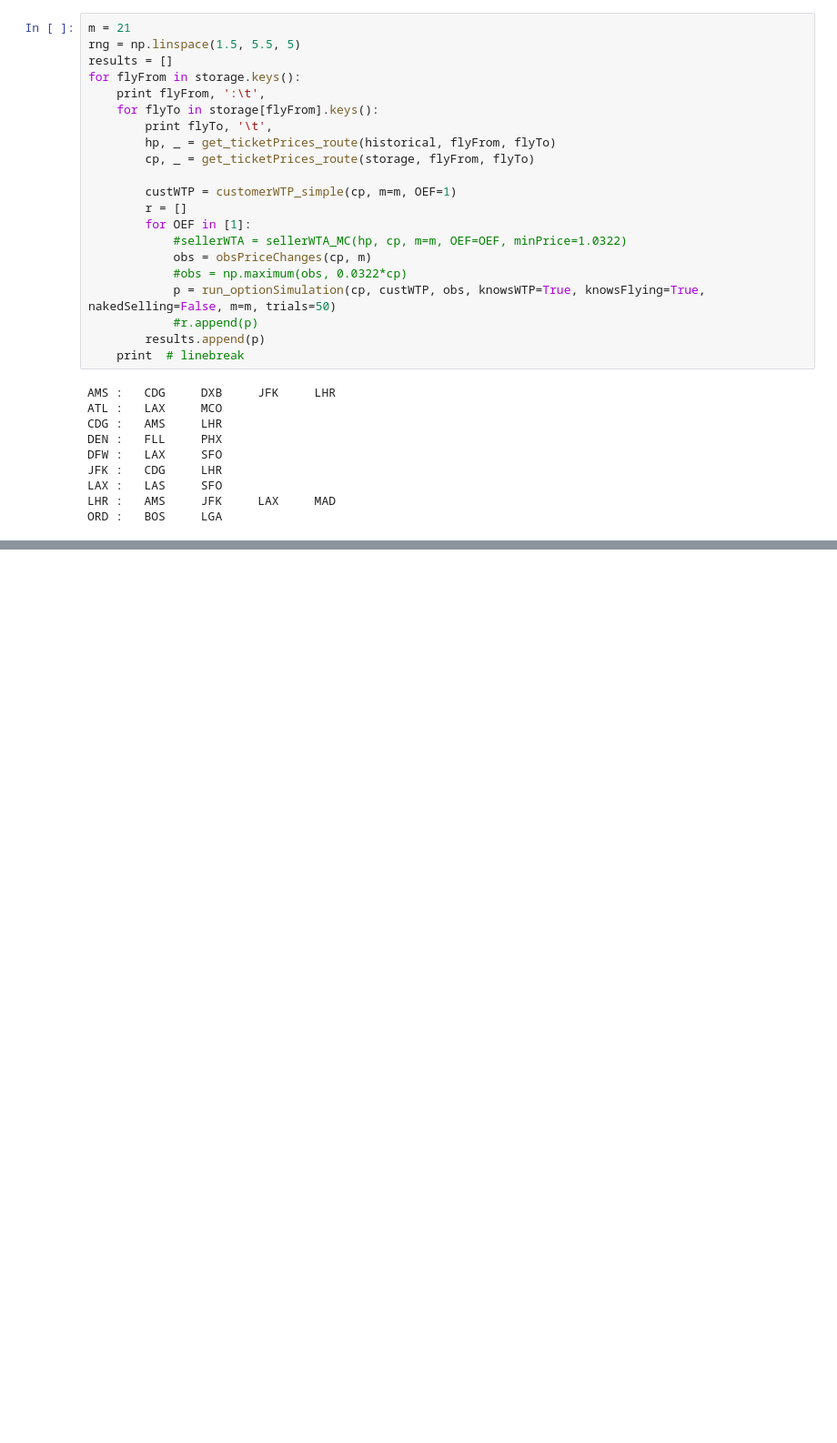
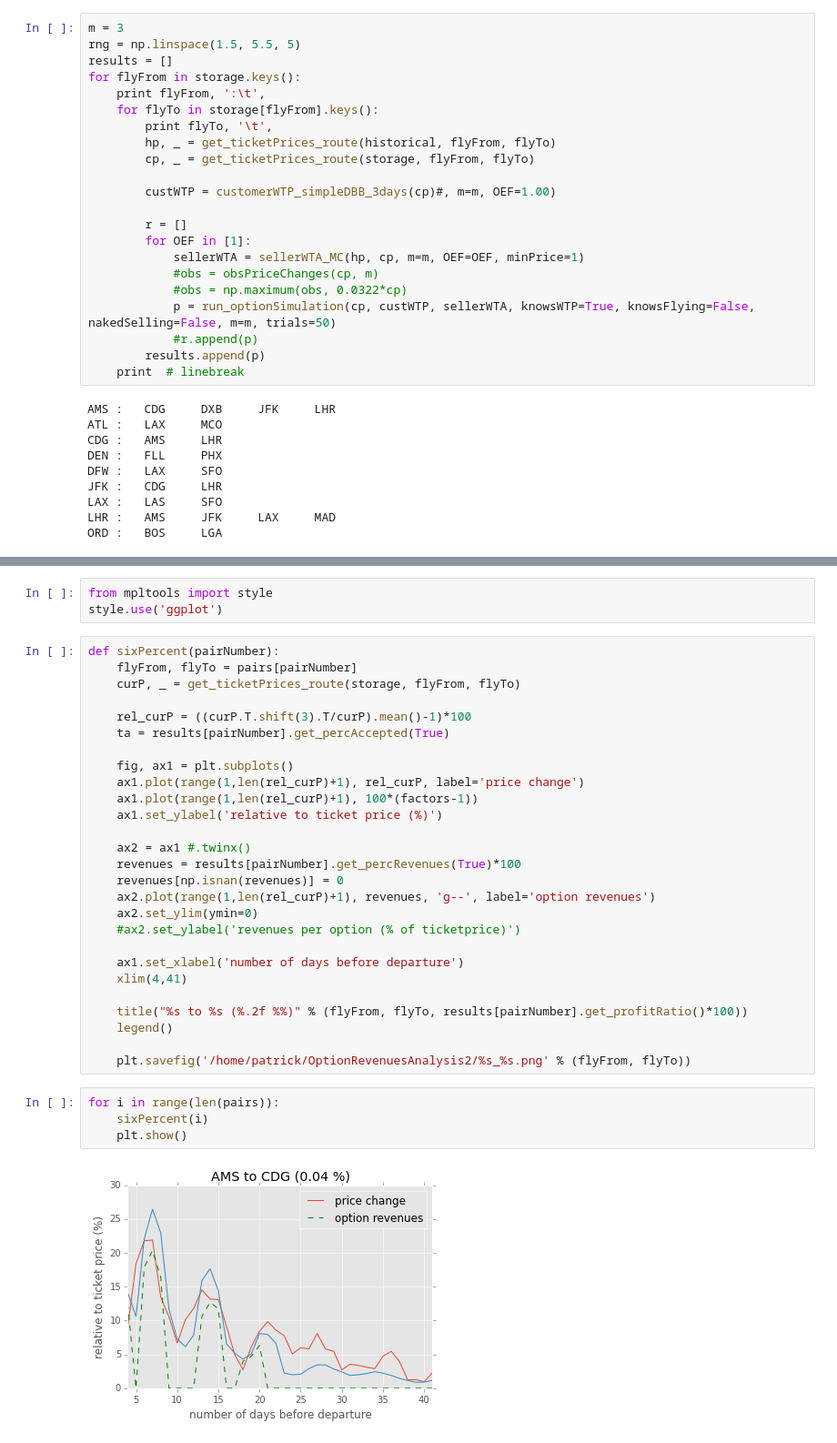
Before and after one commit to vankempen/Thesis, a Jupyter notebook: Simulation/Simulation.ipynb, the cells around one changed output, grey strips where cells are left out. Shown at 91% size. Cells and saved outputs as stored; diff of their text form; blank space fills up the shorter version.

Commit message:
Before reinstall arch

```diff
--- a/Simulation/Simulation.ipynb
+++ b/Simulation/Simulation.ipynb
@@ -475,5 +487,5 @@ for cOEF in cOEF_rng:
 # %%
-m = 21
+m = 3
 rng = np.linspace(1.5, 5.5, 5)
 results = []
 for flyFrom in storage.keys():
@@ -483,13 +495,14 @@ for flyFrom in storage.keys():
         hp, _ = get_ticketPrices_route(historical, flyFrom, flyTo)
         cp, _ = get_ticketPrices_route(storage, flyFrom, flyTo)
 
-        custWTP = customerWTP_simple(cp, m=m, OEF=1)
+        custWTP = customerWTP_simpleDBB_3days(cp)#, m=m, OEF=1.00)
+
         r = []
         for OEF in [1]:
-            #sellerWTA = sellerWTA_MC(hp, cp, m=m, OEF=OEF, minPrice=1.0322)
-            obs = obsPriceChanges(cp, m)
+            sellerWTA = sellerWTA_MC(hp, cp, m=m, OEF=OEF, minPrice=1)
+            #obs = obsPriceChanges(cp, m)
             #obs = np.maximum(obs, 0.0322*cp)
-            p = run_optionSimulation(cp, custWTP, obs, knowsWTP=True, knowsFlying=True, nakedSelling=False, m=m, trials=50)
+            p = run_optionSimulation(cp, custWTP, sellerWTA, knowsWTP=True, knowsFlying=False, nakedSelling=False, m=m, trials=50)
             #r.append(p)
         results.append(p)
     print  # linebreak
@@ -505,0 +570,36 @@ ORD :   BOS     LGA
+# %%
+from mpltools import style
+style.use('ggplot')
+# %%
+def sixPercent(pairNumber):
+    flyFrom, flyTo = pairs[pairNumber]
+    curP, _ = get_ticketPrices_route(storage, flyFrom, flyTo)
+
+    rel_curP = ((curP.T.shift(3).T/curP).mean()-1)*100
+    ta = results[pairNumber].get_percAccepted(True)
+
+    fig, ax1 = plt.subplots()
+    ax1.plot(range(1,len(rel_curP)+1), rel_curP, label='price change')
+    ax1.plot(range(1,len(rel_curP)+1), 100*(factors-1))
+    ax1.set_ylabel('relative to ticket price (%)')
+
+    ax2 = ax1 #.twinx()
+    revenues = results[pairNumber].get_percRevenues(True)*100
+    revenues[np.isnan(revenues)] = 0
+    ax2.plot(range(1,len(rel_curP)+1), revenues, 'g--', label='option revenues')
+    ax2.set_ylim(ymin=0)
+    #ax2.set_ylabel('revenues per option (% of ticketprice)')
+
+    ax1.set_xlabel('number of days before departure')
+    xlim(4,41)
+
+    title("%s to %s (%.2f %%)" % (flyFrom, flyTo, results[pairNumber].get_profitRatio()*100))
+    legend()
+
+    plt.savefig('/home/patrick/OptionRevenuesAnalysis2/%s_%s.png' % (flyFrom, flyTo))
+# %%
+for i in range(len(pairs)):
+    sixPercent(i)
+    plt.show()
+# %% [output]
+[figure, added]
```
Also changed, not shown: parts of 27 cells of this notebook, 6 other files.
